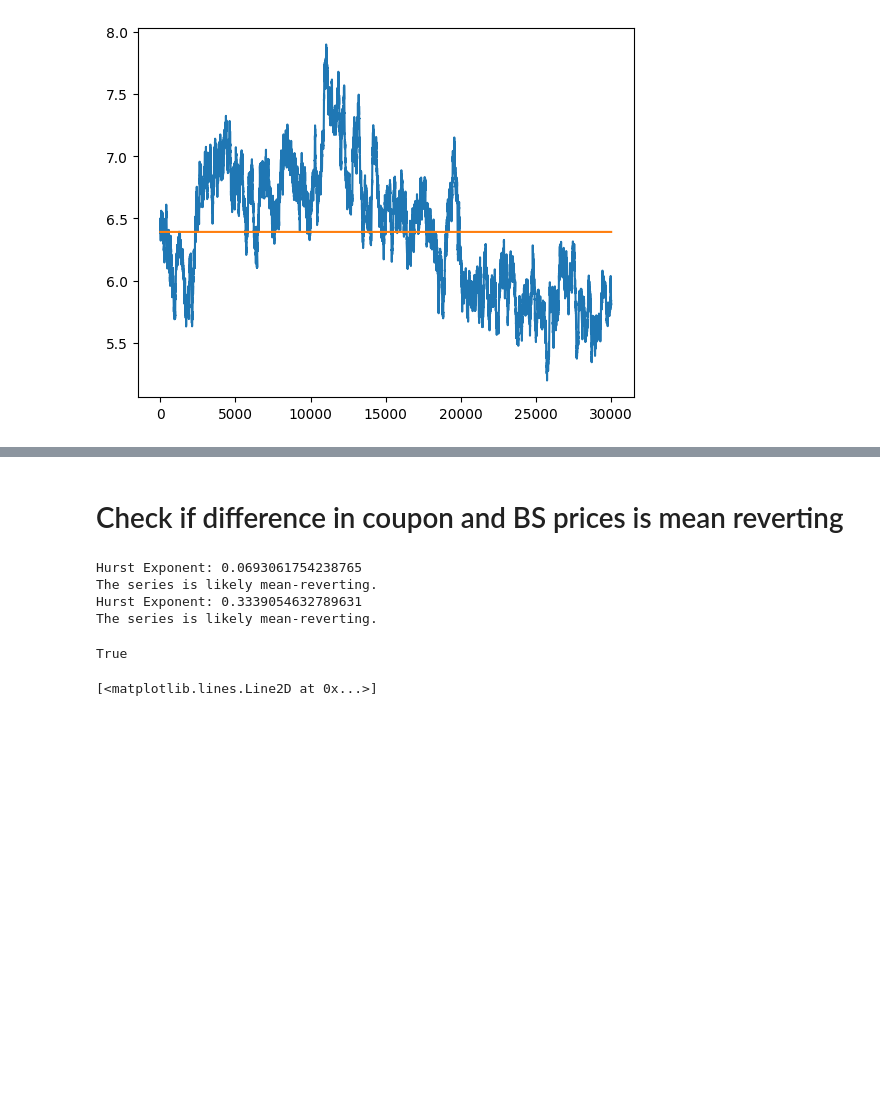
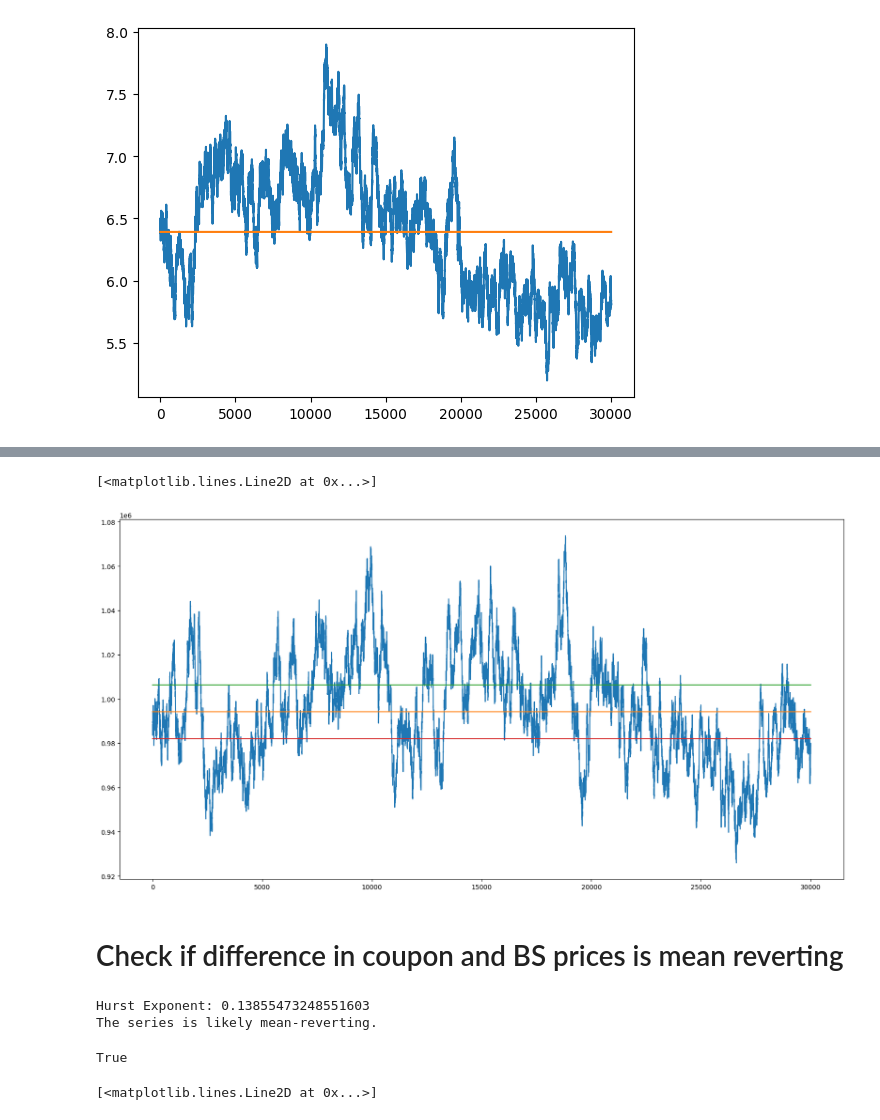
Before and after one commit to simonswe/prosperity2_traderbots, a Jupyter notebook: round4/ez_data_exploration.ipynb, the cells around one changed output, grey strips where cells are left out. Drawn from its saved outputs; the diff is of its cells as text; code cells hidden in the pictures; blank space fills up the shorter version.

```diff
--- a/round4/ez_data_exploration.ipynb
+++ b/round4/ez_data_exploration.ipynb
@@ -381,3 +395,17 @@ plt.plot(times, np.ones(size) * np.mean(coupon * IV), label='mean')
+# %%
+ratio = coconut/IV
+hsd = 0.5 * np.std(ratio)
+lsd = -0.5 * np.std(ratio)
+mean = np.mean(ratio) * np.ones(size)
+plt.figure(figsize=(20, 10))
+
+plt.plot(times, ratio, label='coconut/IV')
+plt.plot(times, mean, label='mean')
+plt.plot(times, mean + hsd * np.ones(size), label='hsd')
+plt.plot(times, mean + lsd * np.ones(size), label='lsd')
+# %% [output]
+[<matplotlib.lines.Line2D at 0x...>]
+[figure, added]
 # %% [markdown]
 # Check if difference in coupon and BS prices is mean reverting
 # %%
@@ -412,13 +440,14 @@ def is_mean_reverting(time_series):
 # Example usage:
 # Generate some example data
 # Check if the series is mean-reverting
-is_mean_reverting(predicted_coupon-coupon)
-is_mean_reverting(bs_pricing-coupon)
+
+is_mean_reverting(ratio)
+
+# is_mean_reverting(predicted_coupon-coupon)
+# is_mean_reverting(bs_pricing-coupon)
 # %% [output]
-Hurst Exponent: 0.0693061754238765
+Hurst Exponent: 0.13855473248551603
 The series is likely mean-reverting.
-Hurst Exponent: 0.3339054632789631
-The series is likely mean-reverting.
 True
 # %%
 # make array of mean over last 25 elements
```
Also changed, not shown: parts of 4 cells of this notebook.
